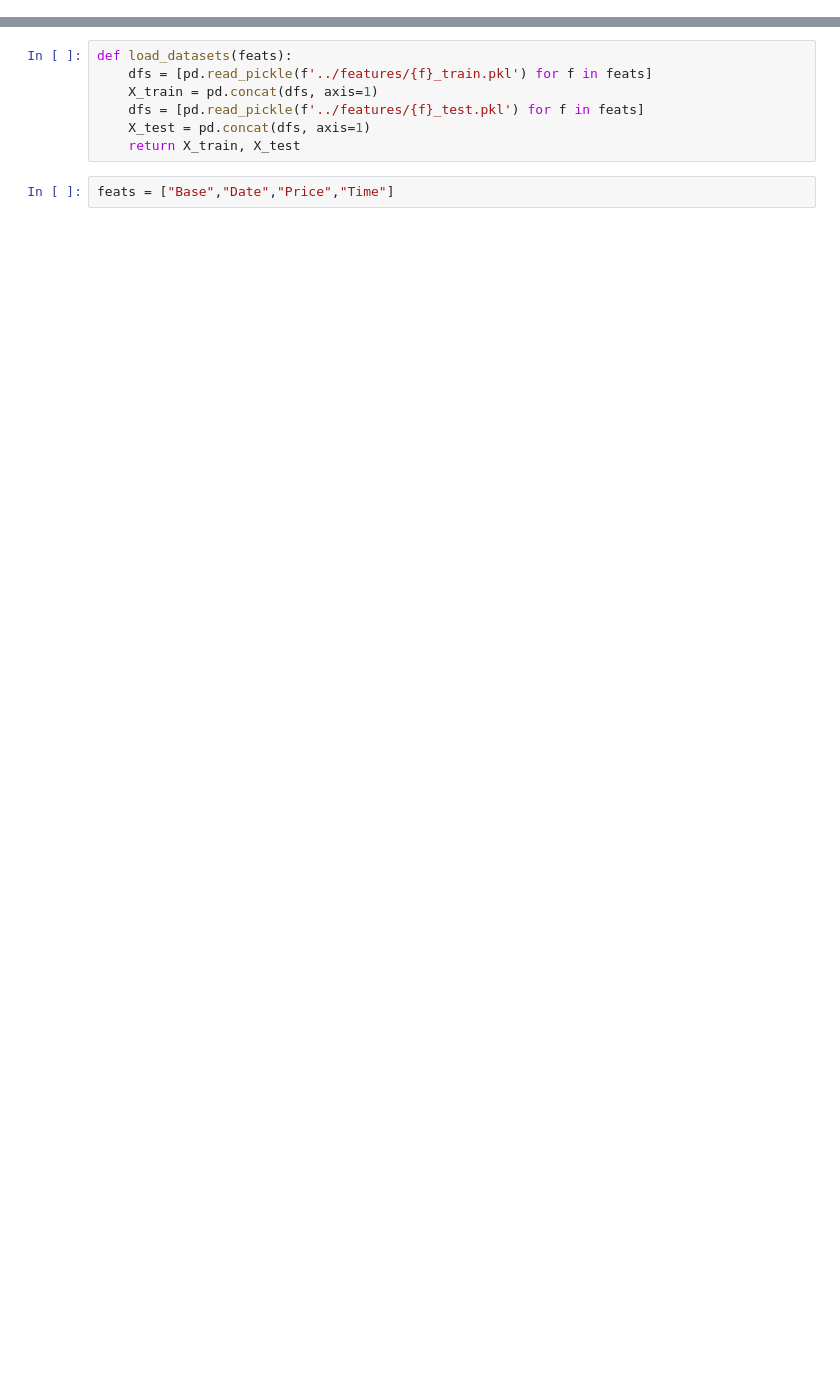
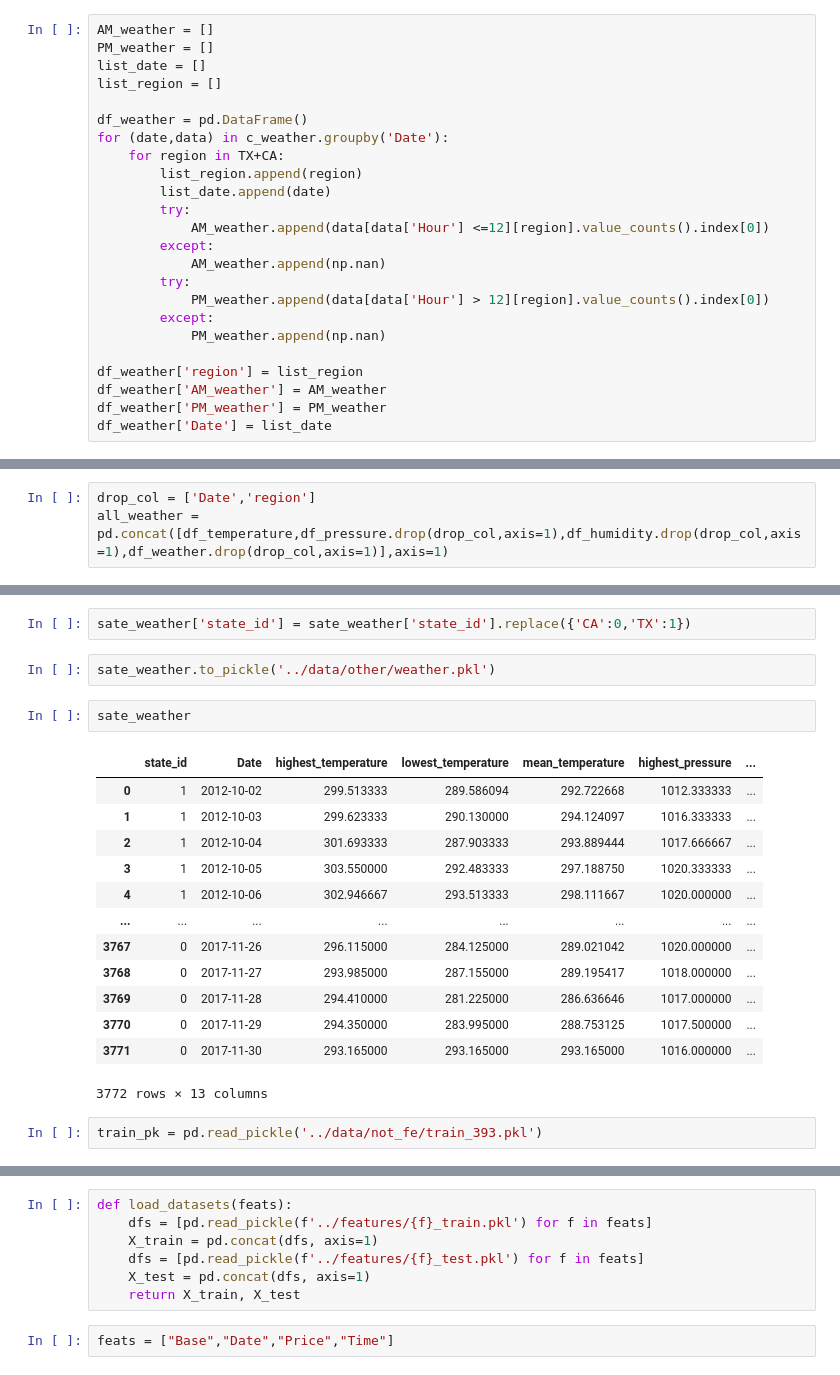
Before and after one commit to zakopuro/kaggle_walmart, a Jupyter notebook: notebook/check_data.ipynb, the cells around one changed output, grey strips where cells are left out. Drawn from its saved outputs; the diff is of its cells as text; blank space fills up the shorter version.

```diff
--- a/notebook/check_data.ipynb
+++ b/notebook/check_data.ipynb
@@ -51,0 +167,24 @@ test.head()
+# %%
+AM_weather = []
+PM_weather = []
+list_date = []
+list_region = []
+
+df_weather = pd.DataFrame()
+for (date,data) in c_weather.groupby('Date'):
+    for region in TX+CA:
+        list_region.append(region)
+        list_date.append(date)
+        try:
+            AM_weather.append(data[data['Hour'] <=12][region].value_counts().index[0])
+        except:
+            AM_weather.append(np.nan)
+        try:
+            PM_weather.append(data[data['Hour'] > 12][region].value_counts().index[0])
+        except:
+            PM_weather.append(np.nan)
+
+df_weather['region'] = list_region
+df_weather['AM_weather'] = AM_weather
+df_weather['PM_weather'] = PM_weather
+df_weather['Date'] = list_date
@@ -51,0 +227,3 @@ test.head()
+# %%
+drop_col = ['Date','region']
+all_weather = pd.concat([df_temperature,df_pressure.drop(drop_col,axis=1),df_humidity.drop(drop_col,axis=1),df_weather.drop(drop_col,axis=1)],axis=1)
@@ -51,0 +314,22 @@ test.head()
+# %%
+sate_weather['state_id'] = sate_weather['state_id'].replace({'CA':0,'TX':1})
+# %%
+sate_weather.to_pickle('../data/other/weather.pkl')
+# %%
+sate_weather
+# %% [output]
+|  | state_id | Date | highest_temperature | lowest_temperature | mean_temperature | highest_pressure | ... |
+| 0 | 1 | 2012-10-02 | 299.513333 | 289.586094 | 292.722668 | 1012.333333 | ... |
+| 1 | 1 | 2012-10-03 | 299.623333 | 290.130000 | 294.124097 | 1016.333333 | ... |
+| 2 | 1 | 2012-10-04 | 301.693333 | 287.903333 | 293.889444 | 1017.666667 | ... |
+| 3 | 1 | 2012-10-05 | 303.550000 | 292.483333 | 297.188750 | 1020.333333 | ... |
+| 4 | 1 | 2012-10-06 | 302.946667 | 293.513333 | 298.111667 | 1020.000000 | ... |
+| ... | ... | ... | ... | ... | ... | ... | ... |
+| 3767 | 0 | 2017-11-26 | 296.115000 | 284.125000 | 289.021042 | 1020.000000 | ... |
+| 3768 | 0 | 2017-11-27 | 293.985000 | 287.155000 | 289.195417 | 1018.000000 | ... |
+| 3769 | 0 | 2017-11-28 | 294.410000 | 281.225000 | 286.636646 | 1017.000000 | ... |
+| 3770 | 0 | 2017-11-29 | 294.350000 | 283.995000 | 288.753125 | 1017.500000 | ... |
+| 3771 | 0 | 2017-11-30 | 293.165000 | 293.165000 | 293.165000 | 1016.000000 | ... |
+3772 rows × 13 columns
+# %%
+train_pk = pd.read_pickle('../data/not_fe/train_393.pkl')
```
Also changed, not shown: parts of 60 cells of this notebook, 10 other files.
